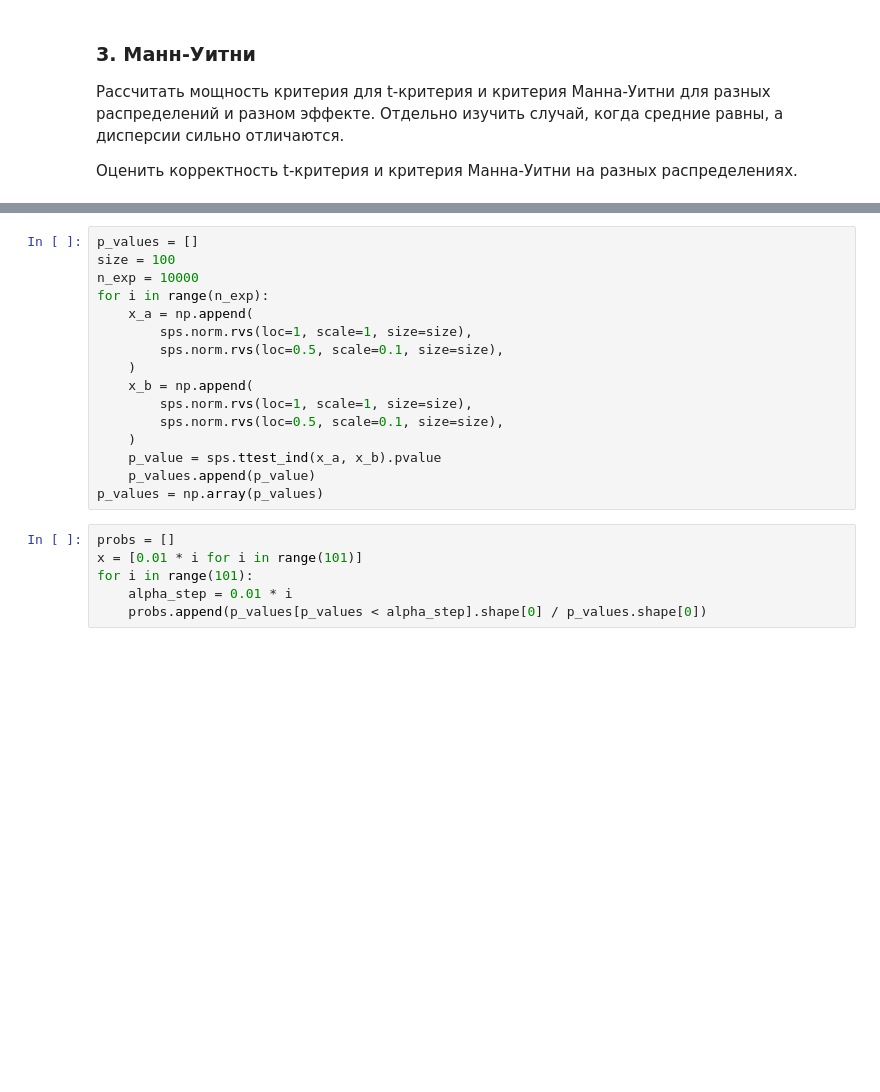
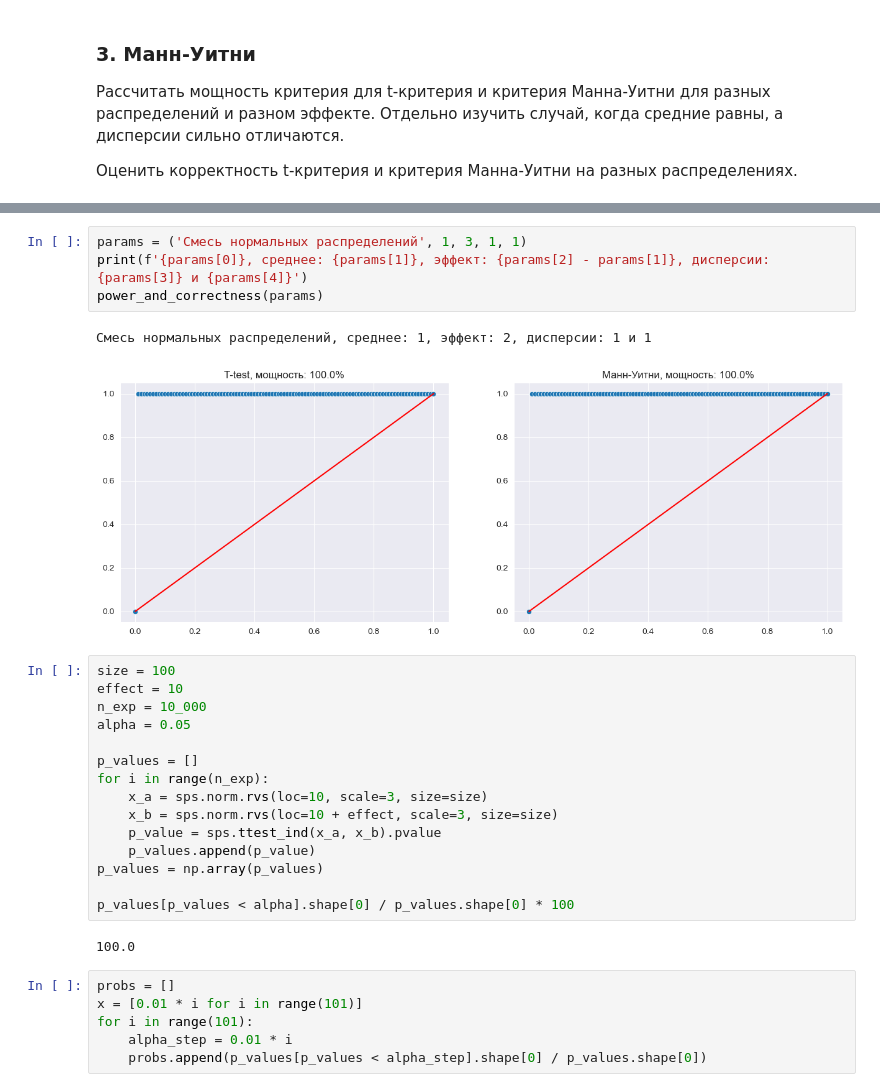
Before and after one commit to Naumenko-KM/MADE_2_AB, a Jupyter notebook: HWs /2.ipynb, the cells around one changed output, grey strips where cells are left out. Drawn from its saved outputs; the diff is of its cells as text; blank space fills up the shorter version.

```diff
--- a/HWs /2.ipynb
+++ b/HWs /2.ipynb
@@ -190,19 +271,27 @@ bootstrap(x_a)
+# %%
+params = ('Смесь нормальных распределений', 1, 3, 1, 1)
+print(f'{params[0]}, среднее: {params[1]}, эффект: {params[2] - params[1]}, дисперсии: {params[3]} и {params[4]}')
+power_and_correctness(params)
+# %% [output]
+Смесь нормальных распределений, среднее: 1, эффект: 2, дисперсии: 1 и 1
+[figure, added]
 # %%
+size = 100
+effect = 10
+n_exp = 10_000
+alpha = 0.05
+
 p_values = []
-size = 100
-n_exp = 10000
 for i in range(n_exp):
-    x_a = np.append(
-        sps.norm.rvs(loc=1, scale=1, size=size),
-        sps.norm.rvs(loc=0.5, scale=0.1, size=size),
-    )
-    x_b = np.append(
-        sps.norm.rvs(loc=1, scale=1, size=size),
-        sps.norm.rvs(loc=0.5, scale=0.1, size=size),
-    )
+    x_a = sps.norm.rvs(loc=10, scale=3, size=size)
+    x_b = sps.norm.rvs(loc=10 + effect, scale=3, size=size)
     p_value = sps.ttest_ind(x_a, x_b).pvalue
     p_values.append(p_value)
 p_values = np.array(p_values)
+
+p_values[p_values < alpha].shape[0] / p_values.shape[0] * 100
+# %% [output]
+100.0
 # %%
 probs = []
 x = [0.01 * i for i in range(101)]
```
Also changed, not shown: parts of 7 cells of this notebook, 1 other file.
